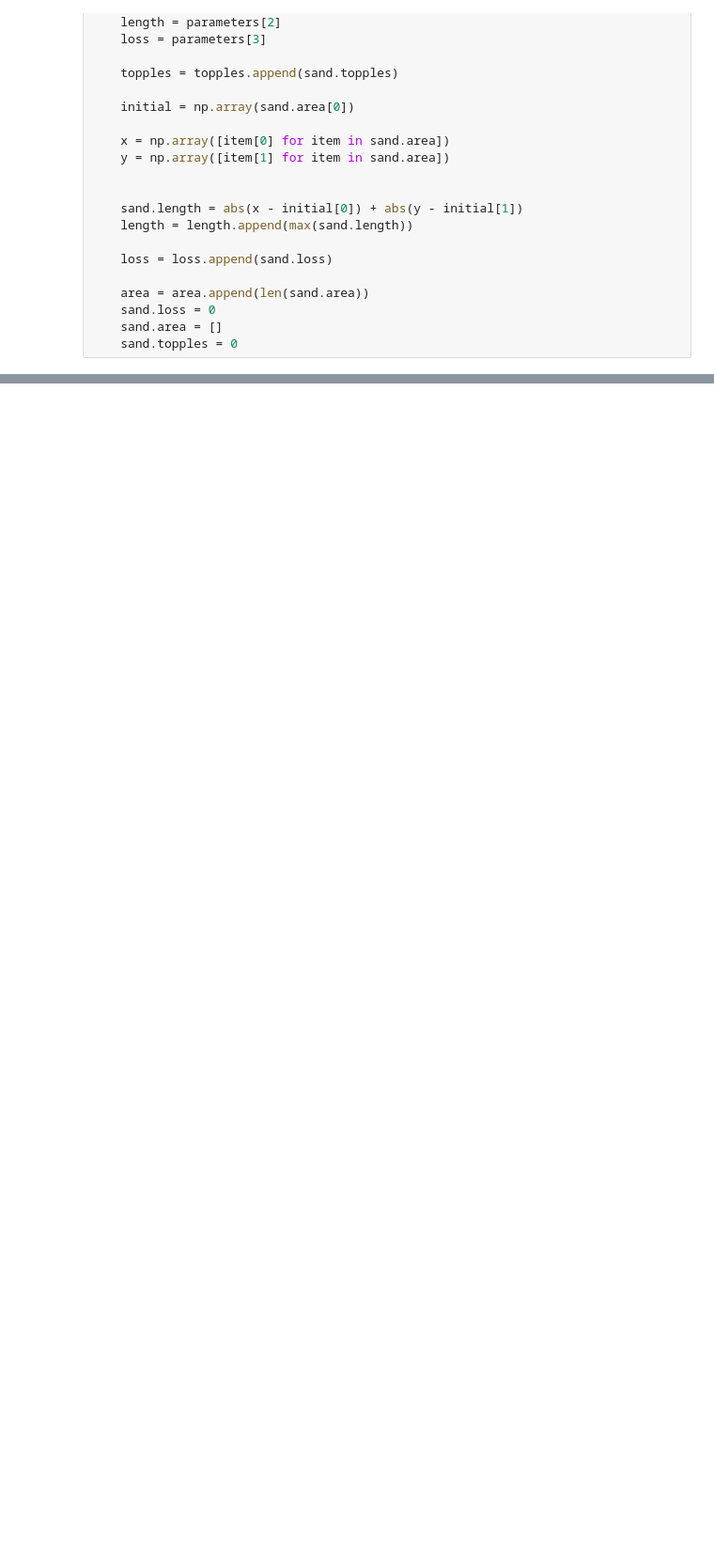
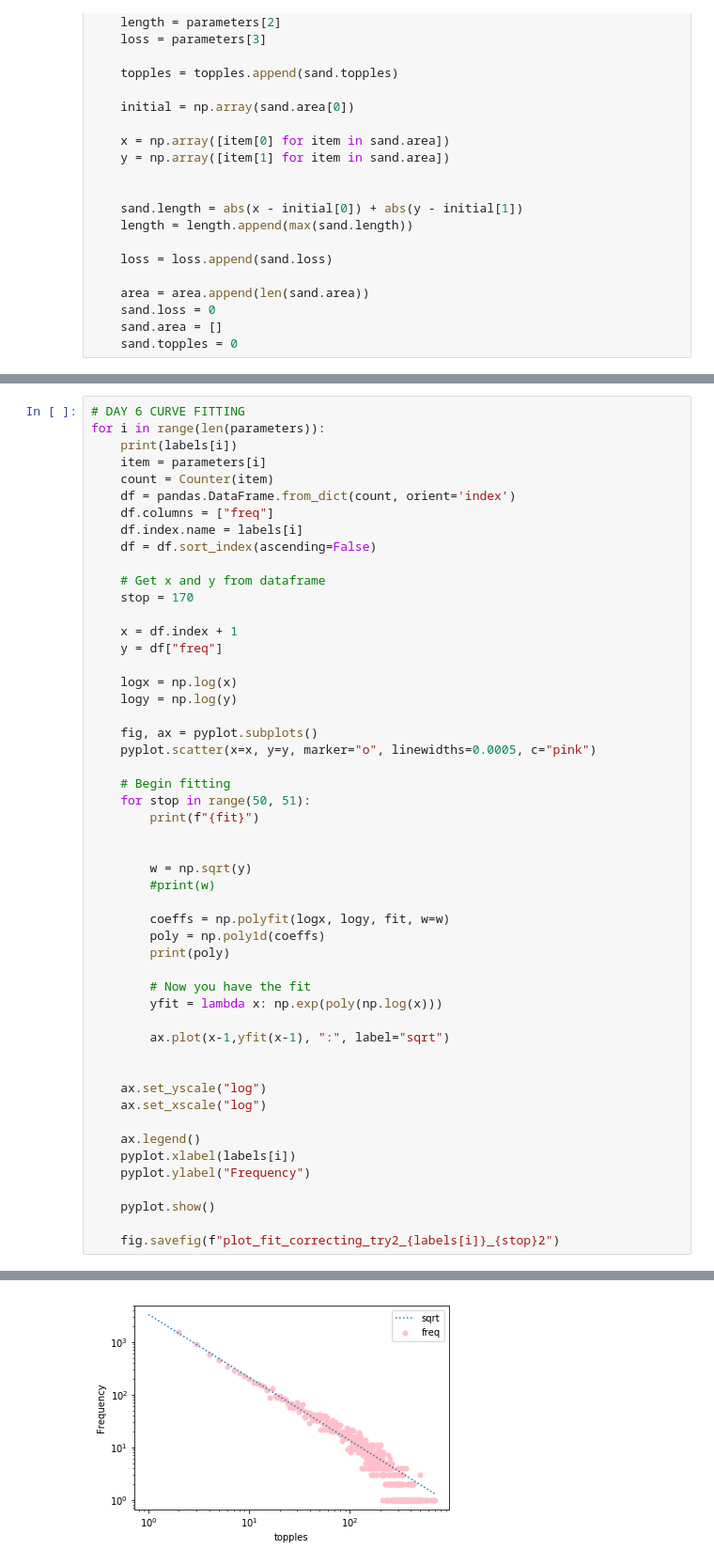
Before and after one commit to AngieTanesha/complex, a Jupyter notebook: Complex Systems.ipynb, the cells around one changed output, grey strips where cells are left out. Shown at 94% size. Saved outputs shown, nothing was run; the diff lists cells and outputs as text; blank space fills up the shorter version.

```diff
--- a/Complex Systems.ipynb
+++ b/Complex Systems.ipynb
@@ -309,0 +372,52 @@ pyplot.show()
+# %%
+# DAY 6 CURVE FITTING
+for i in range(len(parameters)):
+    print(labels[i])
+    item = parameters[i]
+    count = Counter(item)
+    df = pandas.DataFrame.from_dict(count, orient='index')
+    df.columns = ["freq"]
+    df.index.name = labels[i]
+    df = df.sort_index(ascending=False)
+
+    # Get x and y from dataframe
+    stop = 170
+
+    x = df.index + 1
+    y = df["freq"]
+
+    logx = np.log(x)
+    logy = np.log(y)
+
+    fig, ax = pyplot.subplots()
+    pyplot.scatter(x=x, y=y, marker="o", linewidths=0.0005, c="pink")
+
+    # Begin fitting
+    for stop in range(50, 51):
+        print(f"{fit}")
+
+
+        w = np.sqrt(y)
+        #print(w)
+
+        coeffs = np.polyfit(logx, logy, fit, w=w)
+        poly = np.poly1d(coeffs)
+        print(poly)
+
+        # Now you have the fit
+        yfit = lambda x: np.exp(poly(np.log(x)))
+
+        ax.plot(x-1,yfit(x-1), ":", label="sqrt")
+
+
+    ax.set_yscale("log")
+    ax.set_xscale("log")
+
+    ax.legend()
+    pyplot.xlabel(labels[i])
+    pyplot.ylabel("Frequency")
+
+    pyplot.show()
+
+    fig.savefig(f"plot_fit_correcting_try2_{labels[i]}_{stop}2")
+# %% [output]
@@ -309,0 +428 @@ pyplot.show()
+[figure, added]
```
Also changed, not shown: parts of 5 cells of this notebook, 46 other files.
